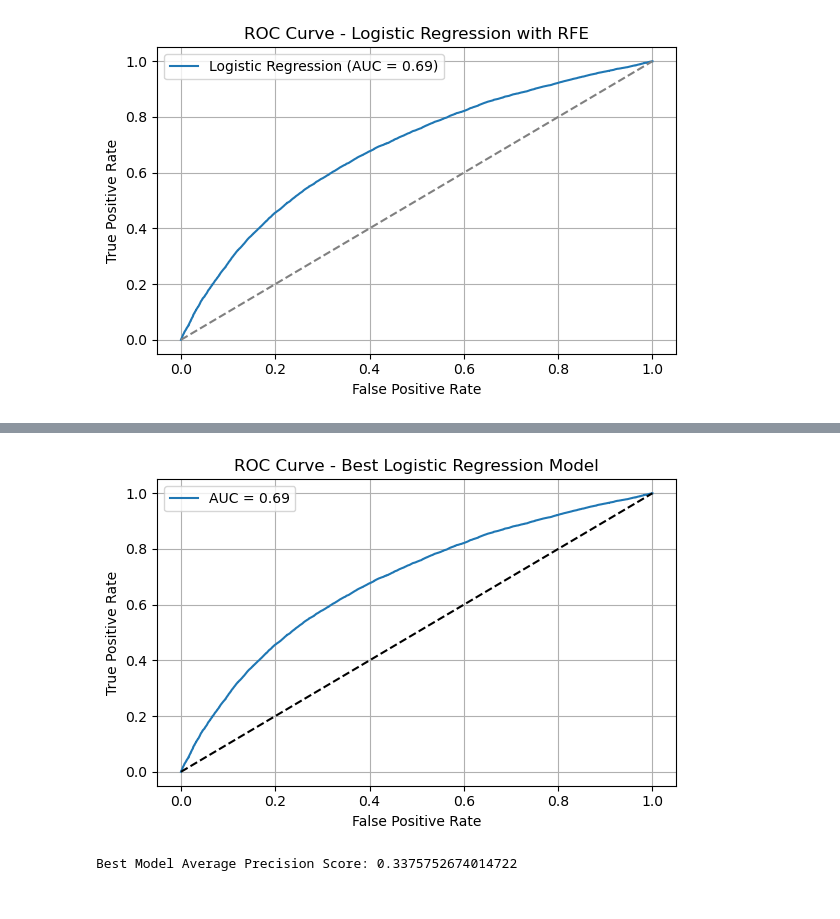
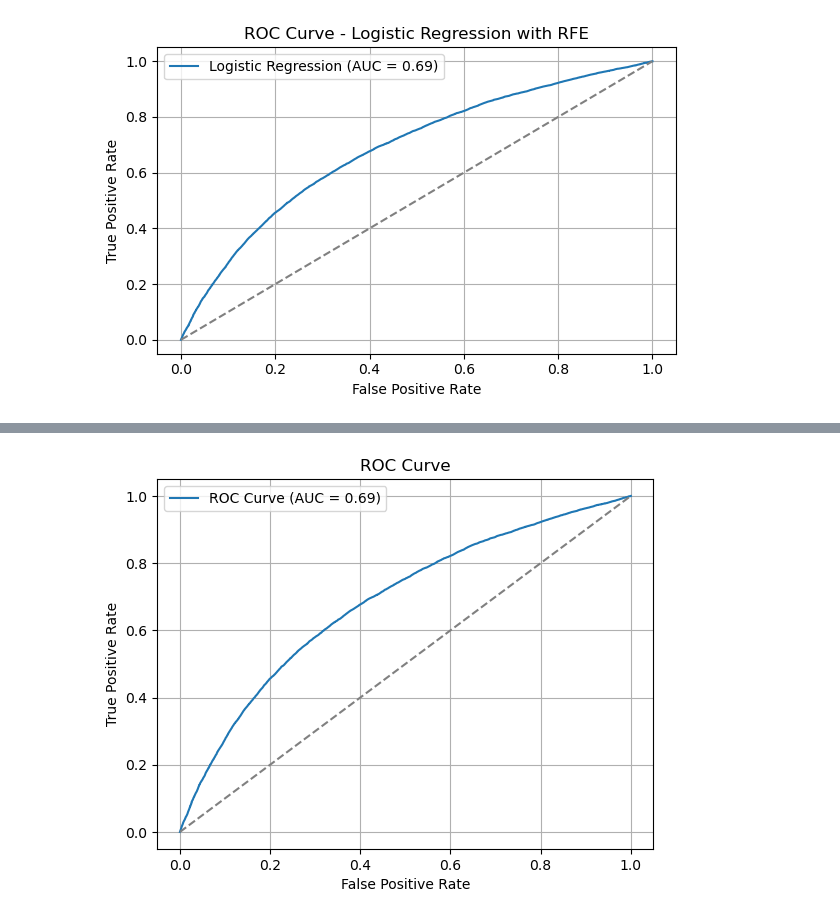
Before and after one commit to ZeyadMostafa0/Technocolabs-TeamA-models, a Jupyter notebook: Logistic Regression.ipynb, the cells around one changed output, grey strips where cells are left out. Saved outputs shown, nothing was run; the diff lists cells and outputs as text; code cells hidden in the pictures.

```diff
--- a/Logistic Regression.ipynb
+++ b/Logistic Regression.ipynb
@@ -541,6 +542,11 @@ plt.show()
 param_grid = {
     'penalty': ['l1', 'l2'],
     'C': [0.01, 0.1, 1, 10, 100],
+    'solver': ['liblinear'],
+    'max_iter': [1000]
 }
+# %%
+logreg = LogisticRegression()
 # %%
-grid_search = GridSearchCV(estimator=LogisticRegression(max_iter=1000), param_grid=param_grid, cv=5, scoring='roc_auc', n_jobs=-1)
+grid_search = GridSearchCV(logreg, param_grid, cv=5, scoring='roc_auc', verbose=1)
+grid_search.fit(X_train, y_train)
@@ -577,5 +563,5 @@ Best Hyperparameters Found: {'C': 0.1, 'penalty': 'l2'}
 # %%
 best_model = grid_search.best_estimator_
 # %%
-y_pred_best = best_model.predict(X_test)
-y_proba_best = best_model.predict_proba(X_test)[:, 1]
+y_pred = best_model.predict(X_test)
+y_proba = best_model.predict_proba(X_test)[:, 1]
@@ -586,22 +591,15 @@ Best Model ROC-AUC Score (Test Set): 0.6856152726786362
 # %%
-#ROC Curve for Best Model
-fpr, tpr, _ = roc_curve(y_test, y_proba_best)
-plt.figure(figsize=(6, 4))
-plt.plot(fpr, tpr, label='AUC = {:.2f}'.format(roc_auc_score(y_test, y_proba_best)))
-plt.plot([0, 1], [0, 1], 'k--')
+fpr, tpr, thresholds = roc_curve(y_test, y_proba)
+roc_auc = auc(fpr, tpr)
+
+plt.figure()
+plt.plot(fpr, tpr, label=f"ROC Curve (AUC = {roc_auc:.2f})")
+plt.plot([0, 1], [0, 1], linestyle='--', color='gray')
 plt.xlabel("False Positive Rate")
 plt.ylabel("True Positive Rate")
-plt.title("ROC Curve - Best Logistic Regression Model")
+plt.title("ROC Curve")
 plt.legend()
-plt.grid()
-plt.tight_layout()
+plt.grid(True)
 plt.show()
 # %% [output]
-[figure, old version]
+[figure, new version]
-# %%
-# Precision-Recall Curve for Best Model
-precision, recall, _ = precision_recall_curve(y_test, y_proba_best)
-avg_precision = average_precision_score(y_test, y_proba_best)
-print("Best Model Average Precision Score:", avg_precision)
-# %% [output]
-Best Model Average Precision Score: 0.3375752674014722
```
Also changed, not shown: parts of 10 cells of this notebook.
